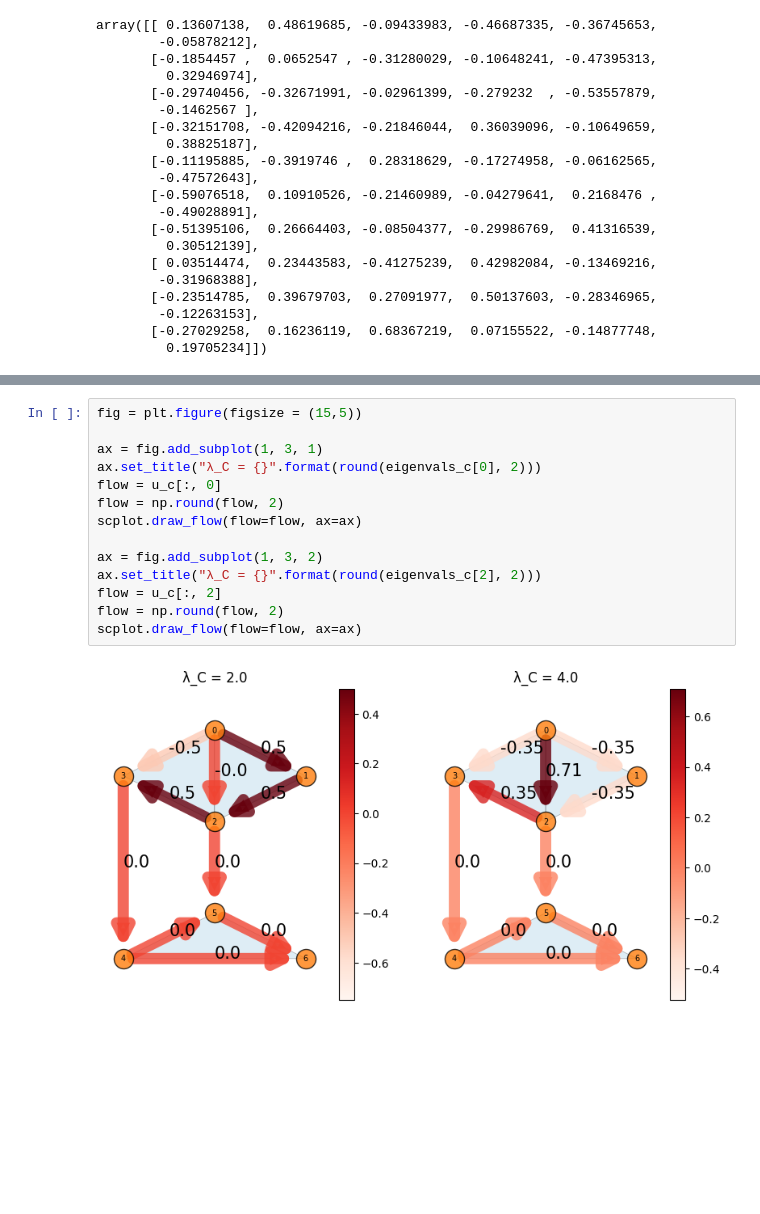
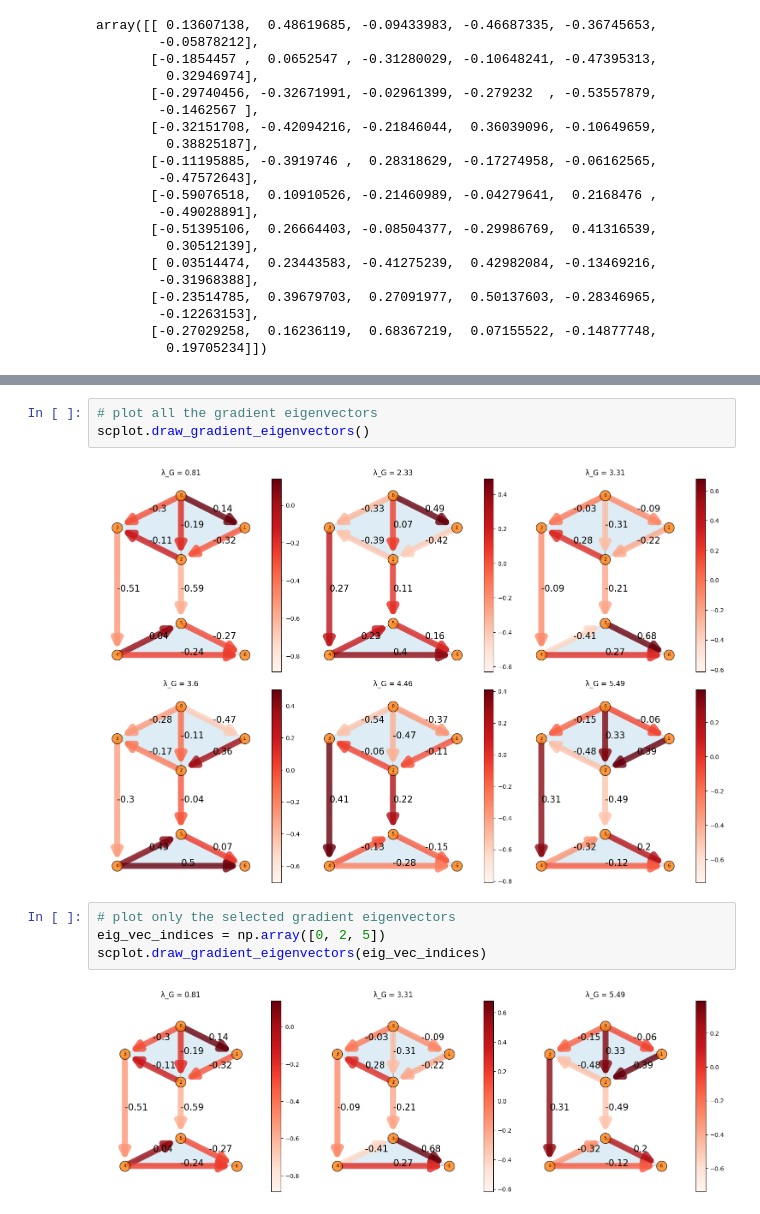
Before and after one commit to irtazahashmi/pytspl, a Jupyter notebook: notebooks/spectral_analysis.ipynb, the cells around one changed output, grey strips where cells are left out. Cells and saved outputs as stored; diff of their text form; blank space fills up the shorter version.

Commit message:
Plot eigenvectors using one function.

```diff
--- a/notebooks/spectral_analysis.ipynb
+++ b/notebooks/spectral_analysis.ipynb
@@ -140,16 +118,11 @@ scplot.draw_flow(flow=flow, ax=ax)
-# %%
-fig = plt.figure(figsize = (15,5))
-
-ax = fig.add_subplot(1, 3, 1)
-ax.set_title("λ_C = {}".format(round(eigenvals_c[0], 2)))
-flow = u_c[:, 0]
-flow = np.round(flow, 2)
-scplot.draw_flow(flow=flow, ax=ax)
-
-ax = fig.add_subplot(1, 3, 2)
-ax.set_title("λ_C = {}".format(round(eigenvals_c[2], 2)))
-flow = u_c[:, 2]
-flow = np.round(flow, 2)
-scplot.draw_flow(flow=flow, ax=ax)
-# %% [output]
-[figure, removed]
+# %%
+# plot all the gradient eigenvectors
+scplot.draw_gradient_eigenvectors()
+# %% [output]
+[figure, added]
+# %%
+# plot only the selected gradient eigenvectors
+eig_vec_indices = np.array([0, 2, 5])
+scplot.draw_gradient_eigenvectors(eig_vec_indices)
+# %% [output]
+[figure, added]
```
Also changed, not shown: parts of 3 cells of this notebook, 1 other file.
